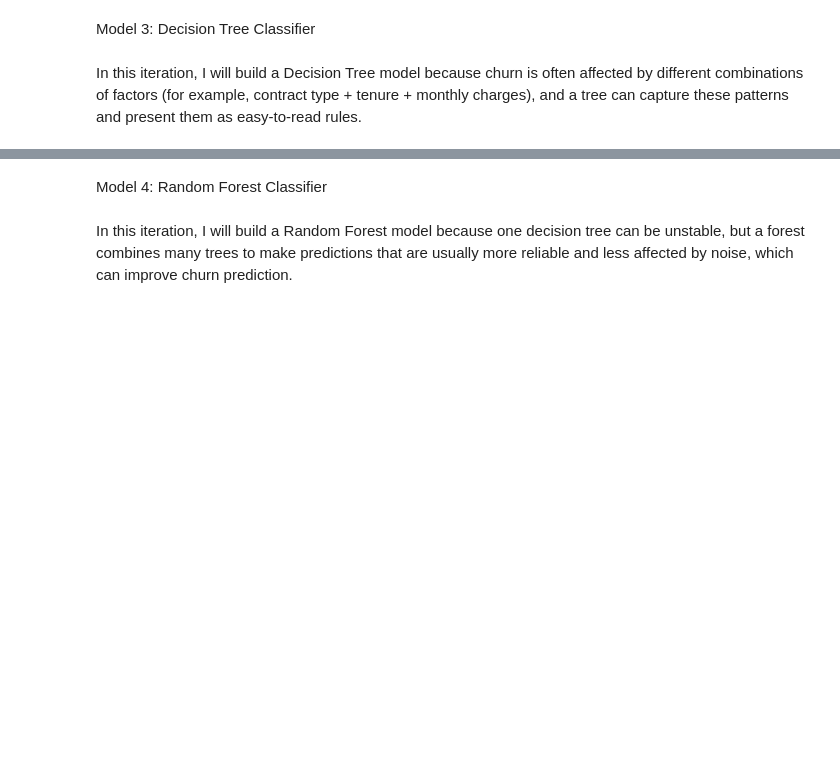
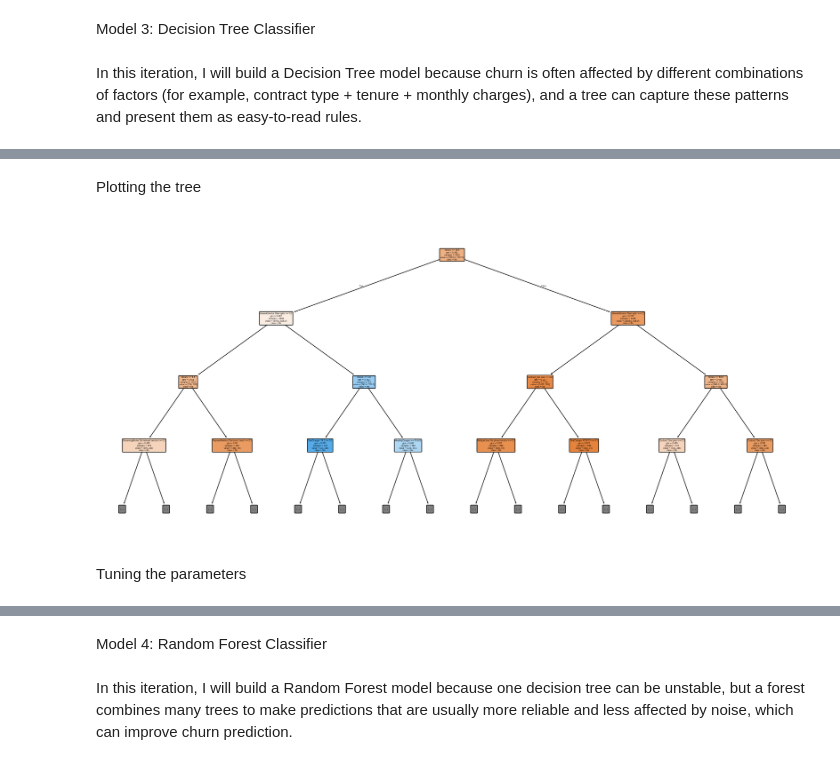
Before and after one commit to fiercetyper23/mldp_telco-churn, a Jupyter notebook: ZULZAWAID_BIN_ZUIKIFLI.ipynb, the cells around one changed output, grey strips where cells are left out. Cells and saved outputs as stored; diff of their text form; code cells hidden in the pictures; blank space fills up the shorter version.

Commit message:
Implemented DecisionTreeClassifier based on school labs

```diff
--- a/ZULZAWAID_BIN_ZUIKIFLI.ipynb
+++ b/ZULZAWAID_BIN_ZUIKIFLI.ipynb
@@ -476,0 +483,5 @@ In this iteration, I will build a Decision Tree model because churn is often aff
+# %%
+from sklearn.tree import DecisionTreeClassifier
+
+dt = DecisionTreeClassifier(random_state=2025)
+dt.fit(X_train, y_train)
@@ -476,0 +518,20 @@ In this iteration, I will build a Decision Tree model because churn is often aff
+# %% [markdown]
+Plotting the tree
+# %%
+import matplotlib.pyplot as plt
+from sklearn.tree import plot_tree
+
+plt.figure(figsize=(22, 10))
+plot_tree(
+    dt,
+    feature_names=X.columns,
+    class_names=dt.classes_,
+    filled=True,
+    rounded=True,
+    max_depth=3
+)
+plt.show()
+# %% [output]
+[figure, added]
+# %% [markdown]
+Tuning the parameters
```
Also changed, not shown: parts of 10 cells of this notebook.
